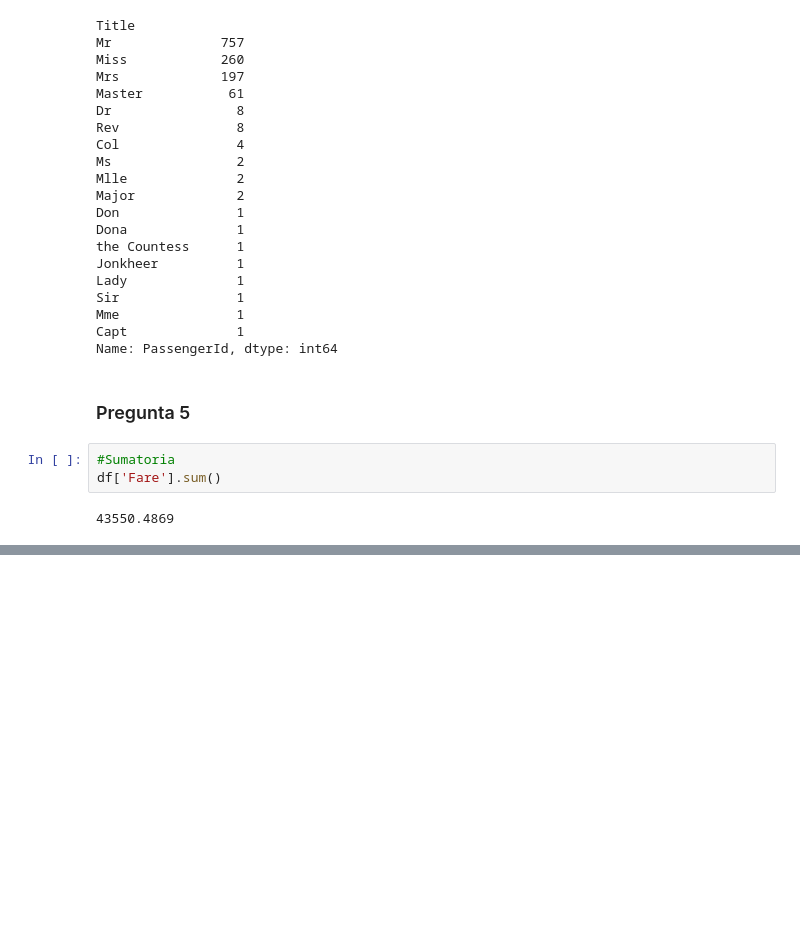
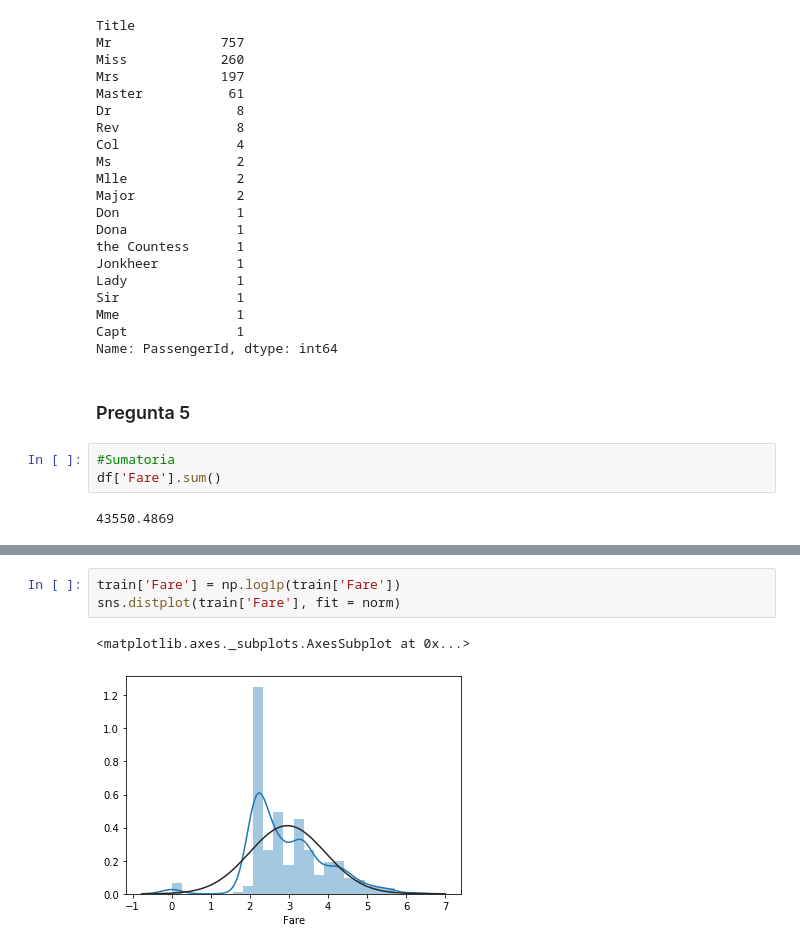
Before and after one commit to AngelloVillanueva/titanic_kaggle, a Jupyter notebook: Titanic.ipynb, the cells around one changed output, grey strips where cells are left out. Saved outputs shown, nothing was run; the diff lists cells and outputs as text; blank space fills up the shorter version.

```diff
--- a/Titanic.ipynb
+++ b/Titanic.ipynb
@@ -316,0 +480,6 @@ df['Fare'].sum()
+# %%
+train['Fare'] = np.log1p(train['Fare'])
+sns.distplot(train['Fare'], fit = norm)
+# %% [output]
+<matplotlib.axes._subplots.AxesSubplot at 0x...>
+[figure, added]
```
Also changed, not shown: parts of 43 cells of this notebook.
